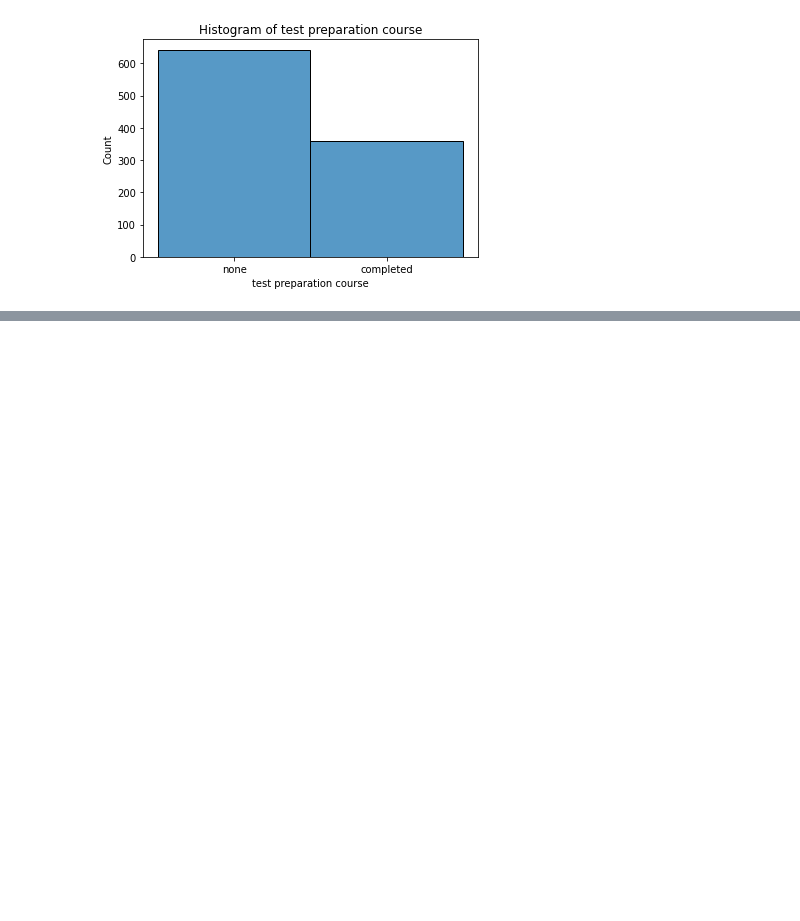
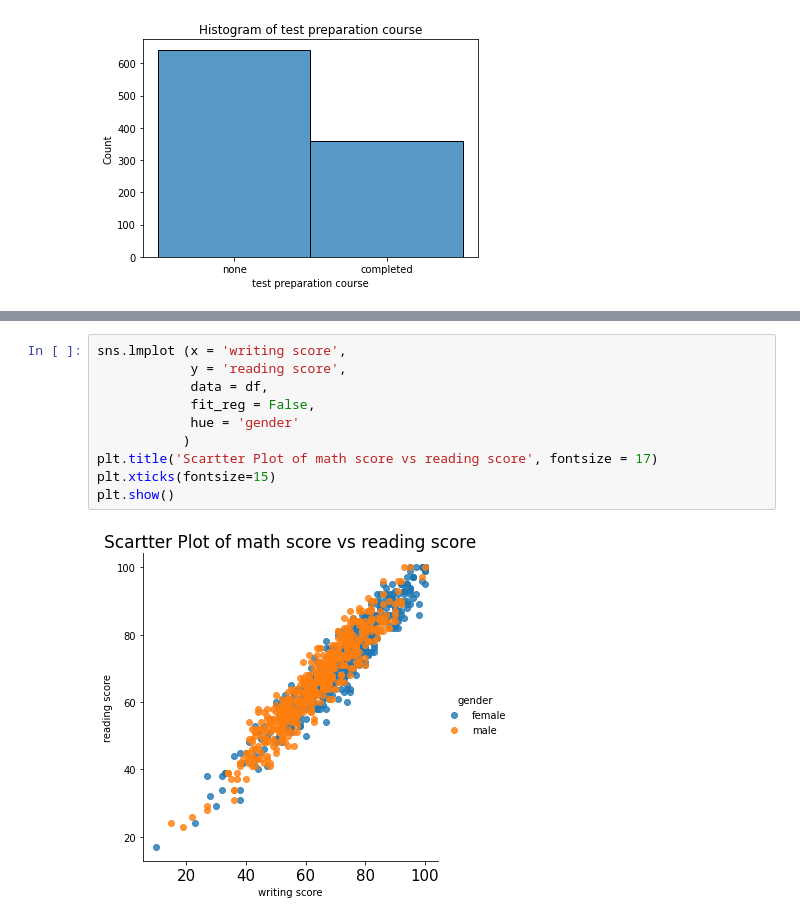
Before and after one commit to maferguillen00/2, a Jupyter notebook: ACT6.ipynb, the cells around one changed output, grey strips where cells are left out. Drawn from its saved outputs; the diff is of its cells as text; blank space fills up the shorter version.

```diff
--- a/ACT6.ipynb
+++ b/ACT6.ipynb
@@ -134,0 +133,12 @@ KeyError: "None of [Index(['math score', 'reading score'], dtype='object')] are
+# %%
+sns.lmplot (x = 'writing score',
+            y = 'reading score',
+            data = df,
+            fit_reg = False,
+            hue = 'gender'
+           )
+plt.title('Scartter Plot of math score vs reading score', fontsize = 17)
+plt.xticks(fontsize=15)
+plt.show()
+# %% [output]
+[figure, added]
```
Also changed, not shown: parts of 4 cells of this notebook.
